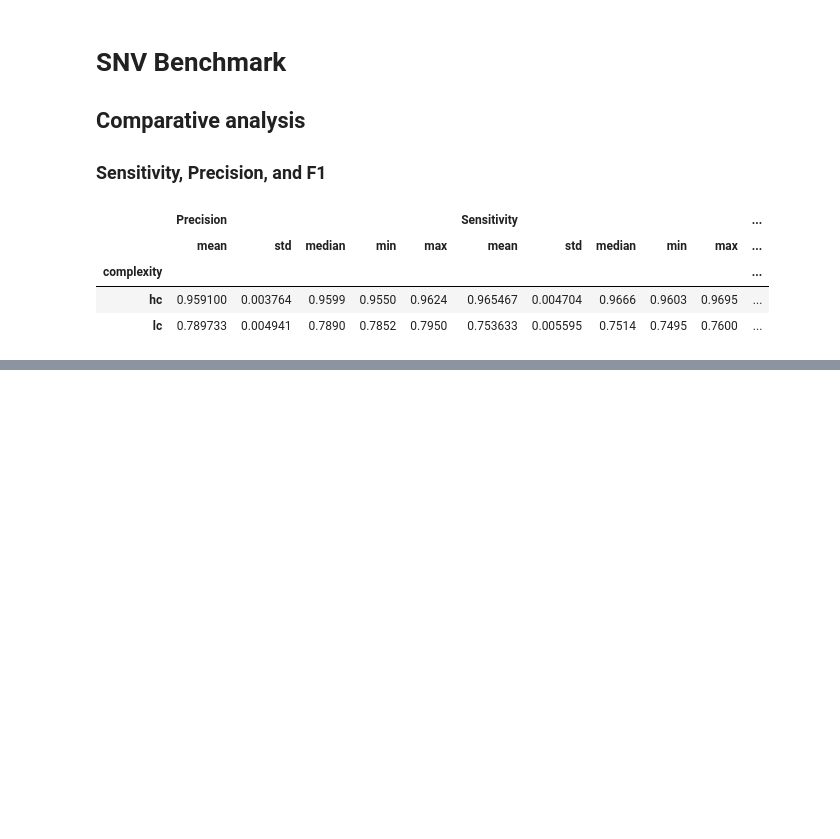
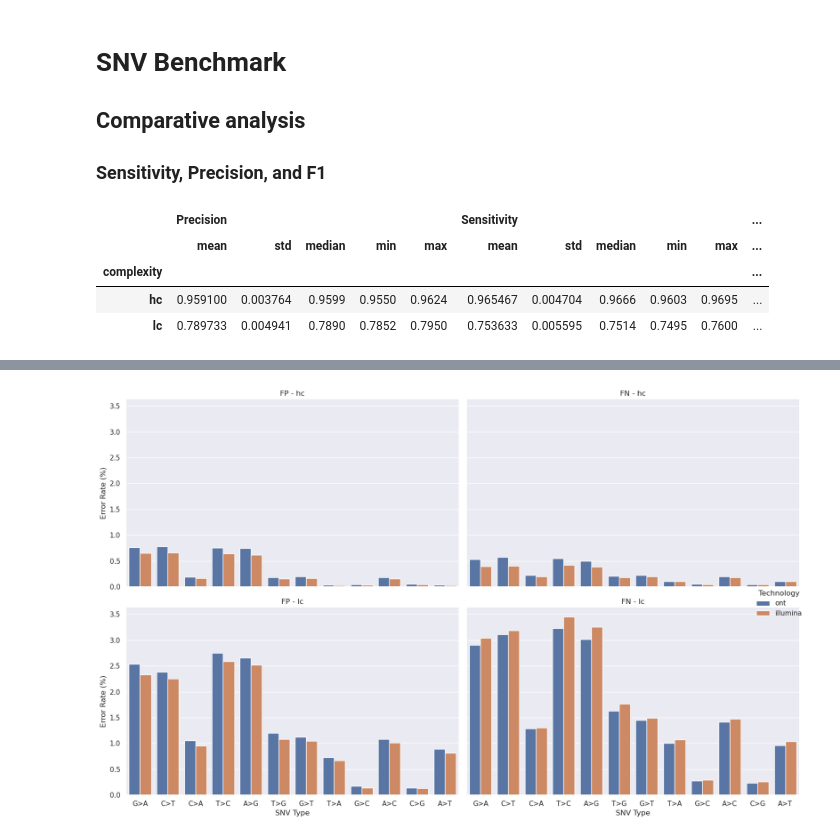
Before and after one commit to KHP-Informatics/ont-benchmark, a Jupyter notebook: jupyter/ont-benchmark.ipynb, the cells around one changed output, grey strips where cells are left out. Saved outputs shown, nothing was run; the diff lists cells and outputs as text; code cells hidden in the pictures; blank space fills up the shorter version.

```diff
--- a/jupyter/ont-benchmark.ipynb
+++ b/jupyter/ont-benchmark.ipynb
@@ -199,0 +205,85 @@ illumina_snv_stats
+# %%
+def analyze_snv_errors(technology, complexity, sample_ids):
+    error_types = defaultdict(lambda: defaultdict(int))
+    total_variants = 0
+    fn_count = 0
+
+    for _, row in sample_ids.iterrows():
+        sample_id = row["ont_id"] if technology == "ont" else row["lp_id"]
+        base_path = f"output/snv/rtg_vcfeval/{complexity}/{sample_id}.snv"
+
+        fp_file = os.path.join(base_path, "fp.vcf.gz")
+        fn_file = os.path.join(base_path, "fn.vcf.gz")
+        tp_file = os.path.join(base_path, "tp.vcf.gz")
+
+        with pysam.VariantFile(tp_file) as vcf:
+            total_variants += sum(1 for _ in vcf)
+
+        with pysam.VariantFile(fp_file) as vcf:
+            for record in vcf:
+                ref = record.ref
+                alt = record.alts[0]
+                error_types["FP"][f"{ref}>{alt}"] += 1
+                total_variants += 1
+
+        with pysam.VariantFile(fn_file) as vcf:
+            for record in vcf:
+                ref = record.ref
+                alt = record.alts[0]
+                error_types["FN"][f"{ref}>{alt}"] += 1
+                fn_count += 1
+
+    total_variants += fn_count
+
+    return error_types, total_variants
+
+
+snv_error_data = {}
+snv_total_variants_data = {}
+
+for tech in technologies:
+    for comp in complexities:
+        snv_error_data[f"{tech}_{comp}"], snv_total_variants_data[f"{tech}_{comp}"] = (
+            analyze_snv_errors(tech, comp, sample_ids)
+        )
+
+snv_plot_data = []
+for tech_comp, error_data in snv_error_data.items():
+    tech, comp = tech_comp.split("_")
+    total_variants = snv_total_variants_data[tech_comp]
+    for error_type, snv_types in error_data.items():
+        for snv_type, count in snv_types.items():
+            error_rate = (count / total_variants) * 100
+            snv_plot_data.append(
+                {
+                    "Technology": tech,
+                    "Complexity": comp,
+                    "Error Type": error_type,
+                    "SNV Type": snv_type,
+                    "Error Rate (%)": error_rate,
+                }
+            )
+
+snv_plot_df = pd.DataFrame(snv_plot_data)
+
+plt.figure(figsize=(20, 10))
+g = sns.catplot(
+    data=snv_plot_df,
+    x="SNV Type",
+    y="Error Rate (%)",
+    hue="Technology",
+    col="Error Type",
+    row="Complexity",
+    kind="bar",
+    height=5,
+    aspect=1.5,
+    legend=True,
+)
+g.set_axis_labels("SNV Type", "Error Rate (%)")
+g.set_titles("{col_name} - {row_name}")
+g.fig.subplots_adjust(right=0.85)
+handles, labels = g.axes[0, 0].get_legend_handles_labels()
+plt.tight_layout()
+plt.show()
+plt.close()
+# %% [output]
@@ -199,0 +296 @@ illumina_snv_stats
+[figure, added]
```
Also changed, not shown: parts of 18 cells of this notebook.
